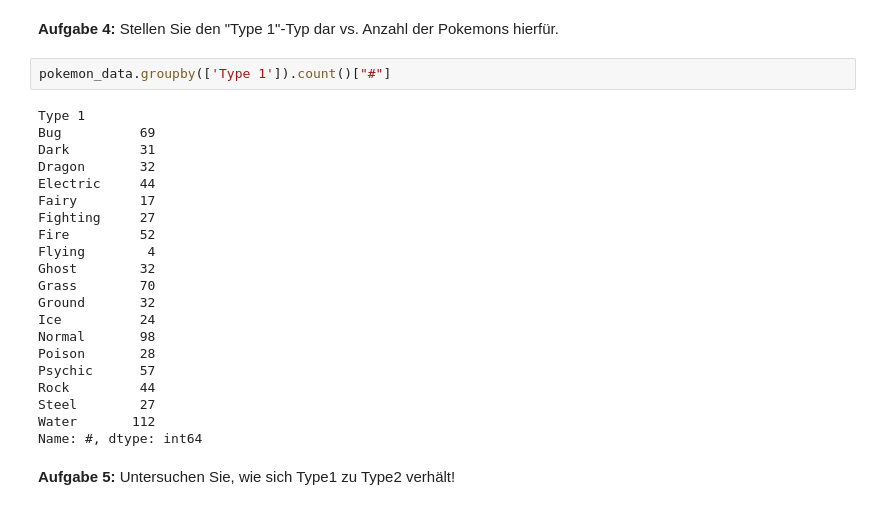
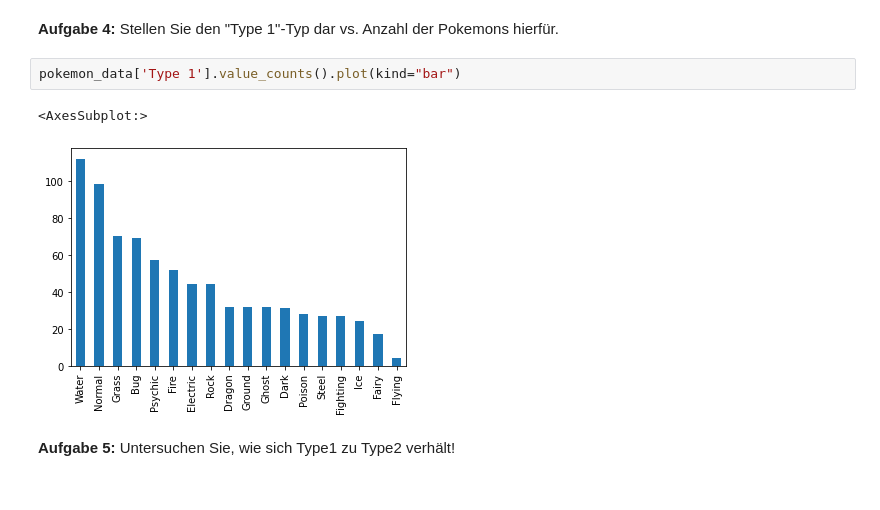
Before and after one commit to SteidleR/DHBW-DataScience, a Jupyter notebook: 02_Uebung_Python/PythonUebung2.ipynb, the cells around one changed output. Saved outputs shown, nothing was run; the diff lists cells and outputs as text.

```diff
--- a/02_Uebung_Python/PythonUebung2.ipynb
+++ b/02_Uebung_Python/PythonUebung2.ipynb
@@ -298,28 +298,10 @@ seaborn.pairplot(pokemon_data.iloc[:, 2:11], hue="Type 1")
 # %% [markdown]
 **Aufgabe 4:** Stellen Sie den "Type 1"-Typ dar vs. Anzahl der Pokemons hierfür.
 # %%
-pokemon_data.groupby(['Type 1']).count()["#"]
+pokemon_data['Type 1'].value_counts().plot(kind="bar")
 # %% [output]
-Type 1
-Bug          69
-Dark         31
-Dragon       32
-Electric     44
-Fairy        17
-Fighting     27
-Fire         52
-Flying        4
-Ghost        32
-Grass        70
-Ground       32
-Ice          24
-Normal       98
-Poison       28
-Psychic      57
-Rock         44
-Steel        27
-Water       112
-Name: #, dtype: int64
+<AxesSubplot:>
+[figure, added]
 # %% [markdown]
 **Aufgabe 5:** Untersuchen Sie, wie sich Type1 zu Type2 verhält!
 # %%
```
Also changed, not shown: parts of 12 cells of this notebook, 2 other files.
